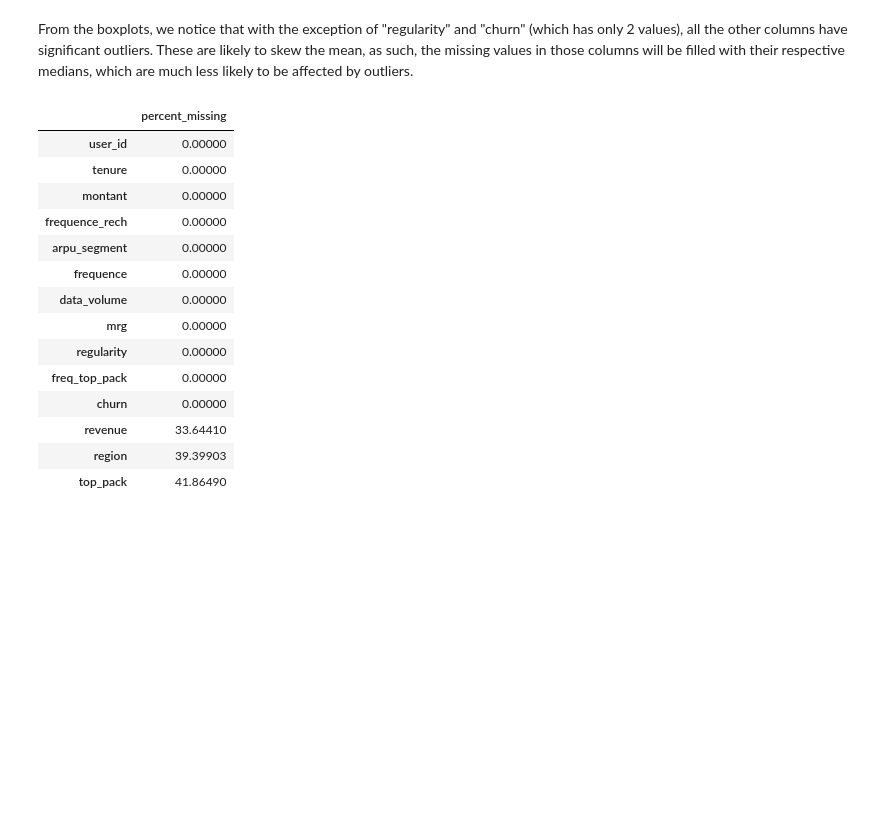
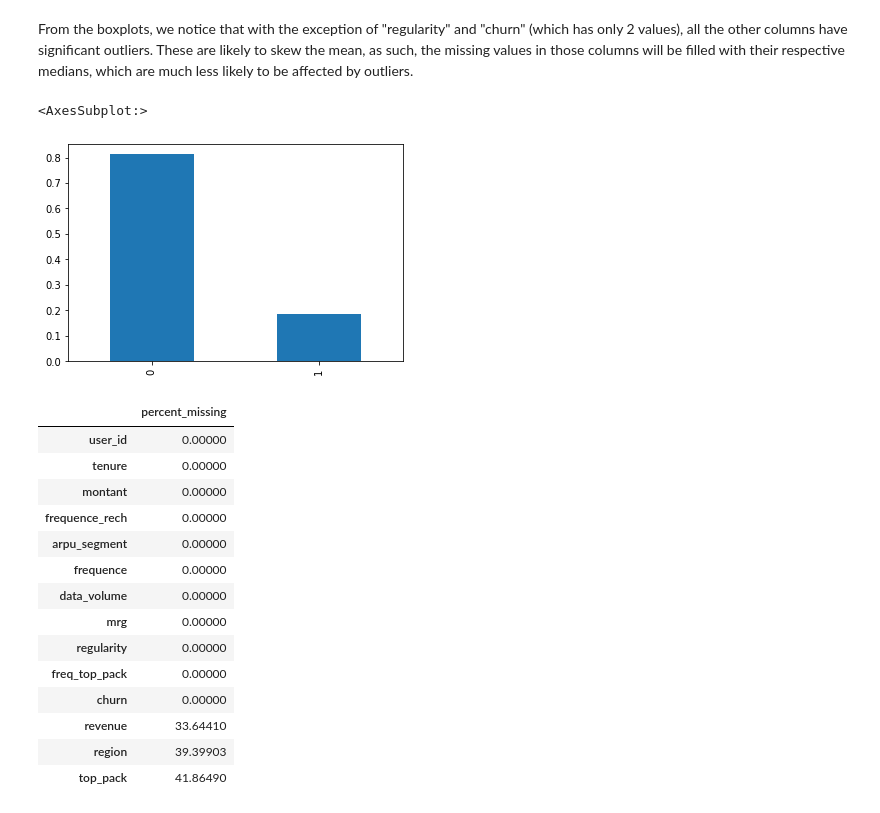
Before and after one commit to KOdoi-OJ/Expresso-Customer-Churn-Prediction, a Jupyter notebook: Notebook.ipynb, the cells around one changed output. Drawn from its saved outputs; the diff is of its cells as text; code cells hidden in the pictures; blank space fills up the shorter version.

```diff
--- a/Notebook.ipynb
+++ b/Notebook.ipynb
@@ -228,3 +272,9 @@ for column in dataset[numerics]:
 # %% [markdown]
 From the boxplots, we notice that with the exception of "regularity" and "churn" (which has only 2 values), all the other columns have significant outliers. These are likely to skew the mean, as such, the missing values in those columns will be filled with their respective medians, which are much less likely to be affected by outliers.
+# %%
+# Check the value counts of the target column (churn)
+dataset["churn"].value_counts(normalize = True).plot(kind = "bar")
+# %% [output]
+<AxesSubplot:>
+[figure, added]
 # %%
```
Also changed, not shown: parts of 27 cells of this notebook, 1 other file.
